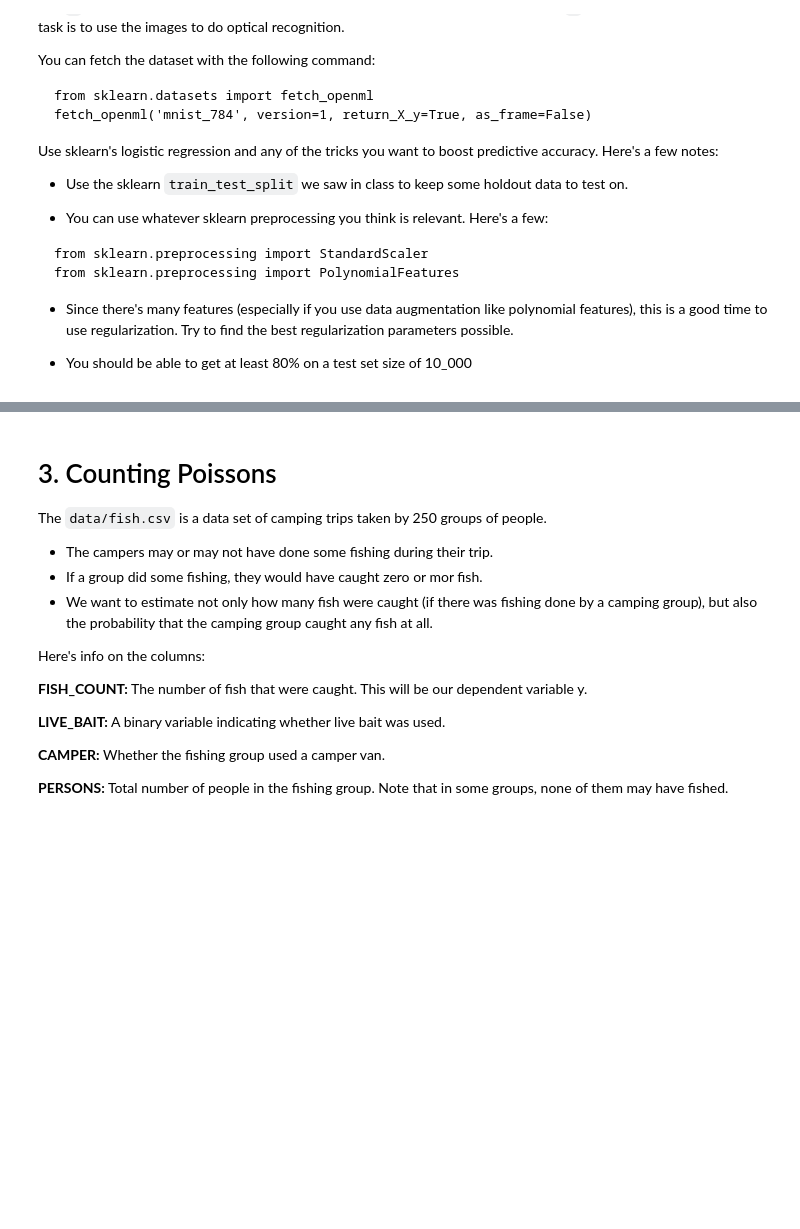
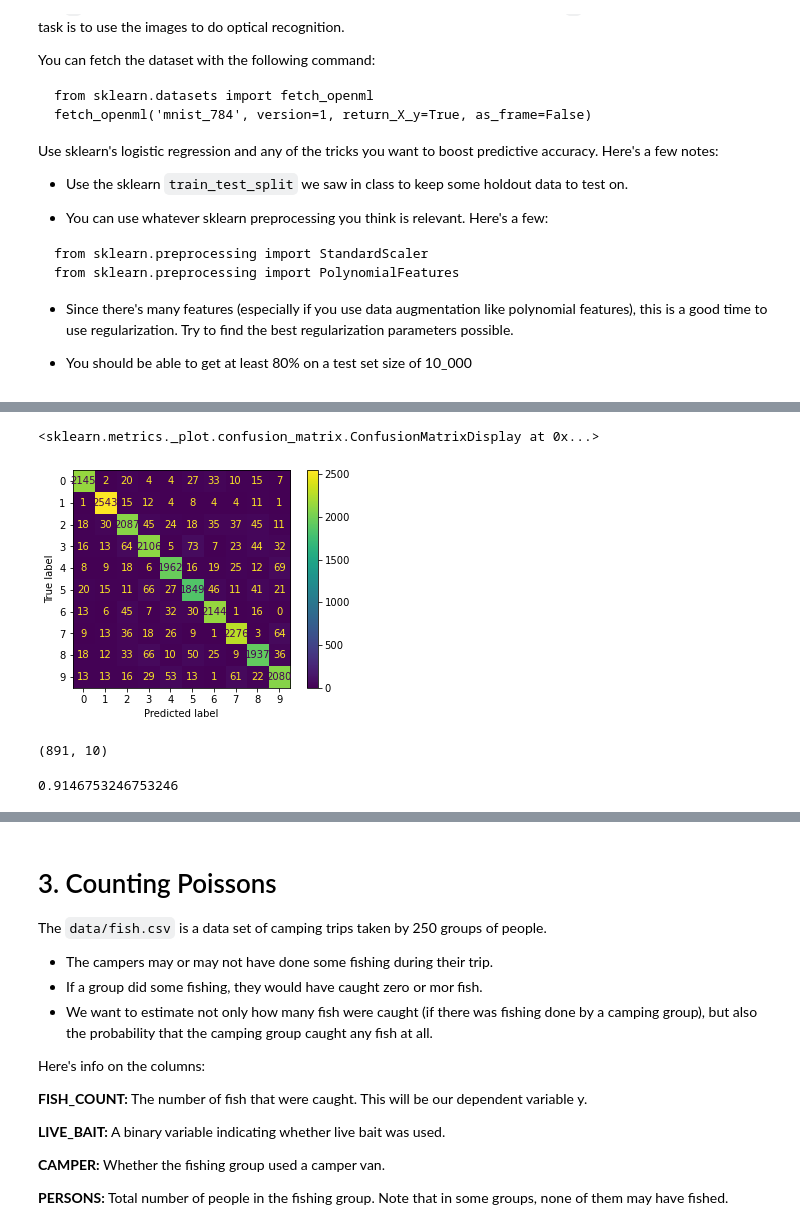
Before and after one commit to cb-ds-1/3-7-glm, a Jupyter notebook: workshop.ipynb, the cells around one changed output, grey strips where cells are left out. Saved outputs shown, nothing was run; the diff lists cells and outputs as text; code cells hidden in the pictures; blank space fills up the shorter version.

```diff
--- a/workshop.ipynb
+++ b/workshop.ipynb
@@ -37,0 +241,8 @@ from sklearn.preprocessing import PolynomialFeatures
+# %%
+# pick one, and watch jose videos again to understand what to do
+from sklearn.preprocessing import StandardScaler
+from sklearn.preprocessing import PolynomialFeatures
+
+scaler = StandardScaler()
+scaled_X_train = scaler.fit_transform(X_train)
+scaled_X_test = scaler.transform(X_test)
@@ -37,0 +252,18 @@ from sklearn.preprocessing import PolynomialFeatures
+# %%
+from sklearn.linear_model import LogisticRegression
+log_model = LogisticRegression()
+log_model.fit(scaled_X_train, y_train)
+
+y_pred = log_model.predict(scaled_X_test) #will give predictions as 1s and 0s
+# y_pred = log_model.predict_proba(scaled_X_test) #will give the predicted probabilities of belonging to 0 class and to 1 class .
+# %%
+from sklearn.metrics import plot_confusion_matrix
+
+plot_confusion_matrix(log_model, scaled_X_test, y_test)
+# %% [output]
+<sklearn.metrics._plot.confusion_matrix.ConfusionMatrixDisplay at 0x...>
+[figure, added]
+# %%
+Xsca.shape #lmao dont know what this is
+# %% [output]
+(891, 10)
@@ -37,0 +272,7 @@ from sklearn.preprocessing import PolynomialFeatures
+# %%
+y_pred  = log_model.predict(scaled_X_test)
+accuracy_score(y_test, y_pred)
+
+# Is this the 80% he is looking for??
+# %% [output]
+0.9146753246753246
```
Also changed, not shown: parts of 61 cells of this notebook.
